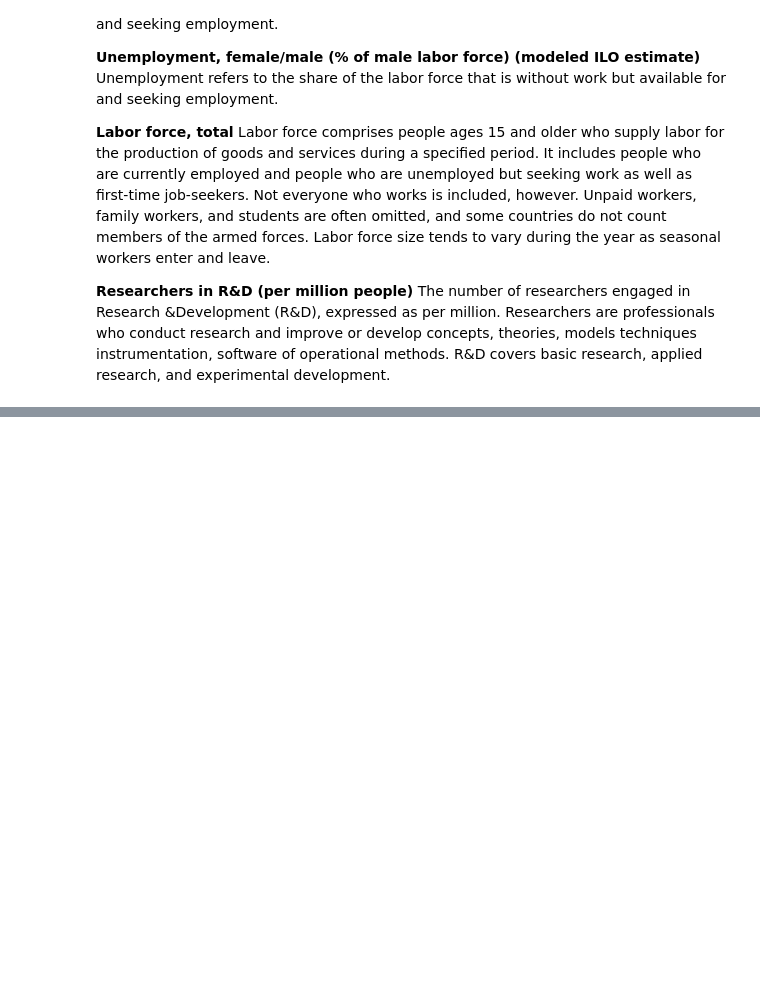
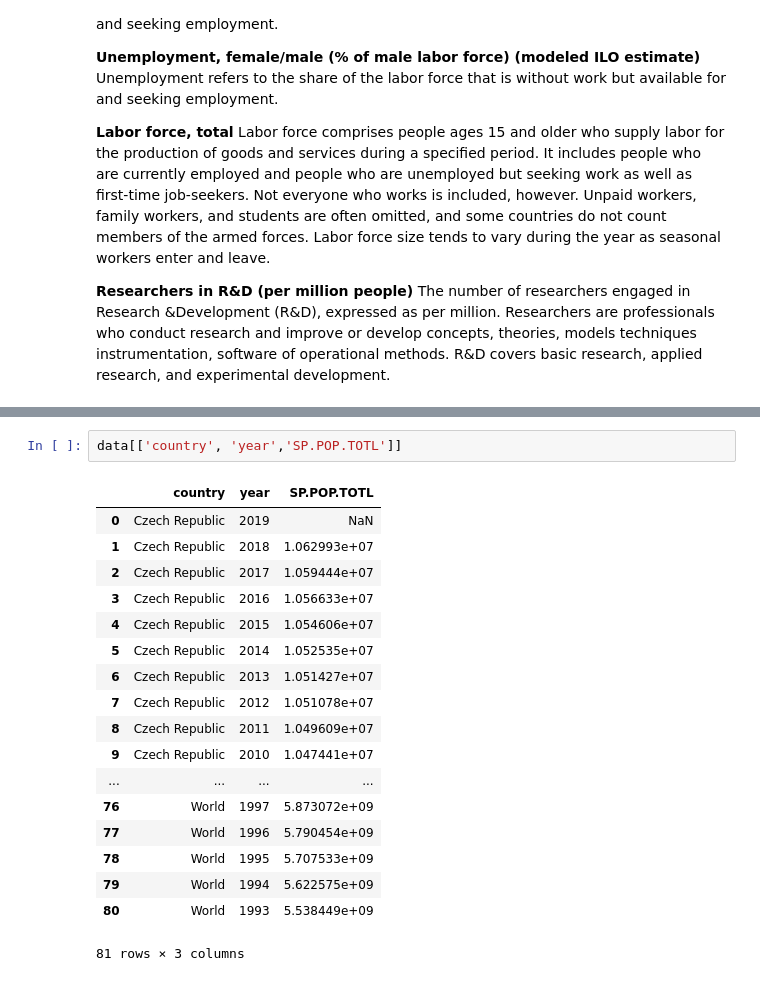
Before and after one commit to breichmanova/DS-project1, a Jupyter notebook: Project1.ipynb, the cells around one changed output, grey strips where cells are left out. Saved outputs shown, nothing was run; the diff lists cells and outputs as text; blank space fills up the shorter version.

```diff
--- a/Project1.ipynb
+++ b/Project1.ipynb
@@ -65,0 +116,21 @@ data
+# %%
+data[['country', 'year','SP.POP.TOTL']]
+# %% [output]
+|  | country | year | SP.POP.TOTL |
+| 0 | Czech Republic | 2019 | NaN |
+| 1 | Czech Republic | 2018 | 1.062993e+07 |
+| 2 | Czech Republic | 2017 | 1.059444e+07 |
+| 3 | Czech Republic | 2016 | 1.056633e+07 |
+| 4 | Czech Republic | 2015 | 1.054606e+07 |
+| 5 | Czech Republic | 2014 | 1.052535e+07 |
+| 6 | Czech Republic | 2013 | 1.051427e+07 |
+| 7 | Czech Republic | 2012 | 1.051078e+07 |
+| 8 | Czech Republic | 2011 | 1.049609e+07 |
+| 9 | Czech Republic | 2010 | 1.047441e+07 |
+| ... | ... | ... | ... |
+| 76 | World | 1997 | 5.873072e+09 |
+| 77 | World | 1996 | 5.790454e+09 |
+| 78 | World | 1995 | 5.707533e+09 |
+| 79 | World | 1994 | 5.622575e+09 |
+| 80 | World | 1993 | 5.538449e+09 |
+81 rows × 3 columns
```
Also changed, not shown: parts of 11 cells of this notebook, 1 other file.
